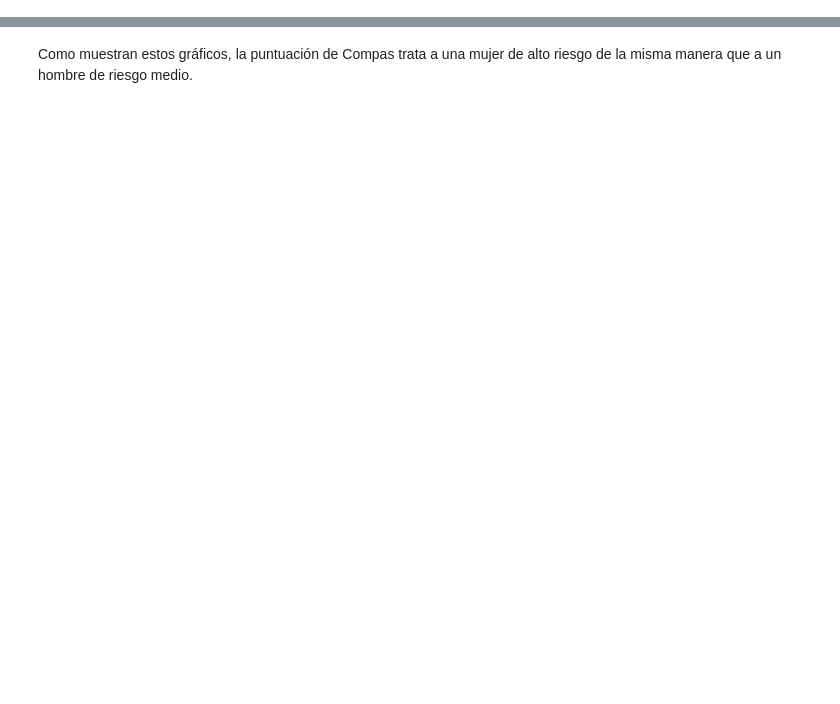
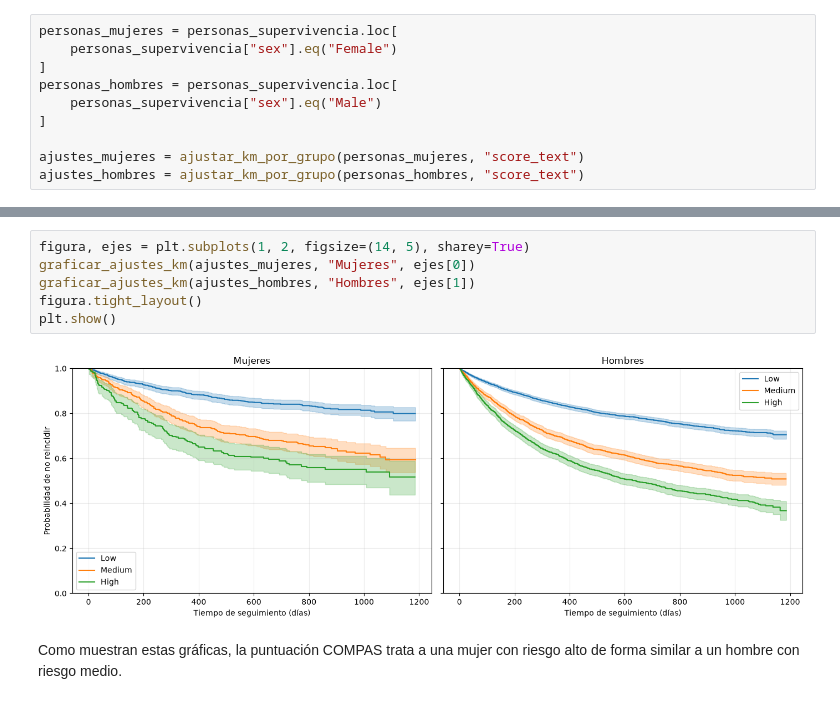
Before and after one commit to lalo01jm/Evaluacion-de-librerias-para-Inteligencia-Artificial-Responsable, a Jupyter notebook: Compas_Analysis_Python.ipynb, the cells around one changed output, grey strips where cells are left out. Cells and saved outputs as stored; diff of their text form; blank space fills up the shorter version.

```diff
--- a/Compas_Analysis_Python.ipynb
+++ b/Compas_Analysis_Python.ipynb
@@ -604,0 +1419,10 @@ plot_cox_survival(male_fit, "Male")
+# %%
+personas_mujeres = personas_supervivencia.loc[
+    personas_supervivencia["sex"].eq("Female")
+]
+personas_hombres = personas_supervivencia.loc[
+    personas_supervivencia["sex"].eq("Male")
+]
+
+ajustes_mujeres = ajustar_km_por_grupo(personas_mujeres, "score_text")
+ajustes_hombres = ajustar_km_por_grupo(personas_hombres, "score_text")
@@ -605,2 +1443,10 @@ plot_cox_survival(male_fit, "Male")
+# %%
+figura, ejes = plt.subplots(1, 2, figsize=(14, 5), sharey=True)
+graficar_ajustes_km(ajustes_mujeres, "Mujeres", ejes[0])
+graficar_ajustes_km(ajustes_hombres, "Hombres", ejes[1])
+figura.tight_layout()
+plt.show()
+# %% [output]
+[figure, added]
 # %% [markdown]
-Como muestran estos gráficos, la puntuación de Compas trata a una mujer de alto riesgo de la misma manera que a un hombre de riesgo medio.
+Como muestran estas gráficas, la puntuación COMPAS trata a una mujer con riesgo alto de forma similar a un hombre con riesgo medio.
```
Also changed, not shown: parts of 191 cells of this notebook, 13 other files.
